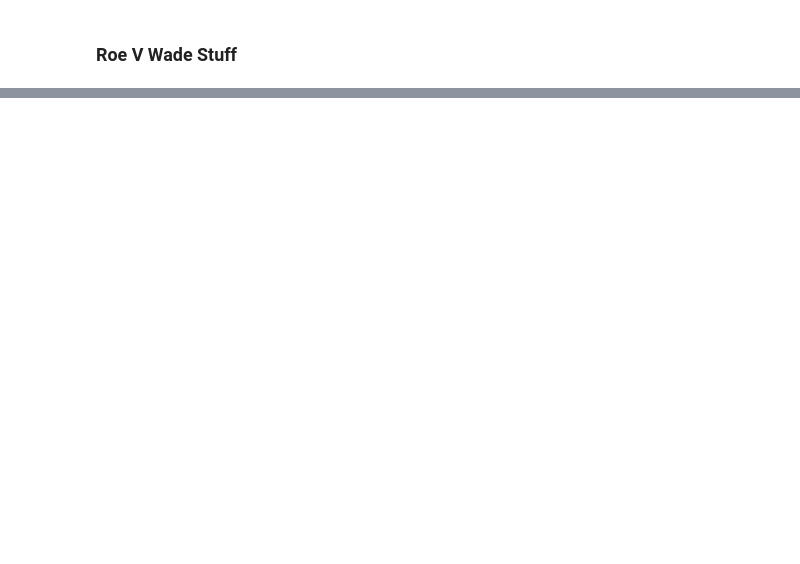
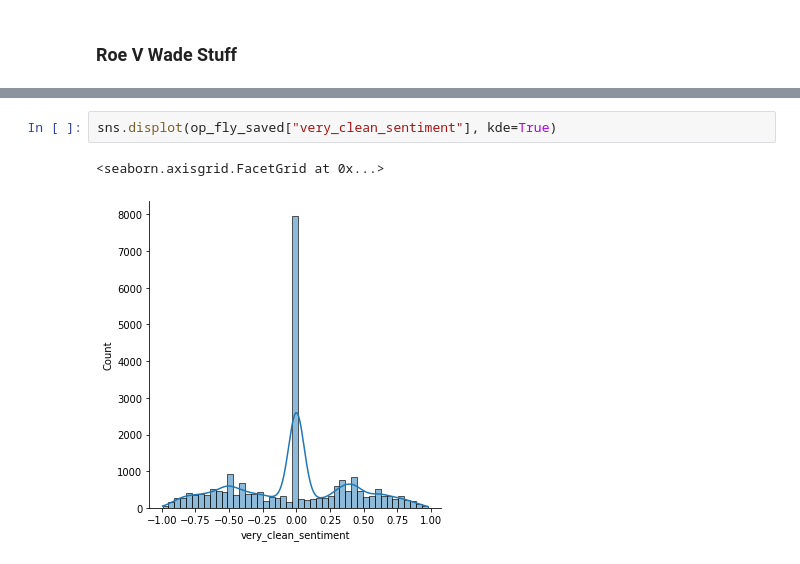
Before and after one commit to THE-COB/BabyFormula, a Jupyter notebook: rohan_notebook.ipynb, the cells around one changed output, grey strips where cells are left out. Saved outputs shown, nothing was run; the diff lists cells and outputs as text; blank space fills up the shorter version.

```diff
--- a/rohan_notebook.ipynb
+++ b/rohan_notebook.ipynb
@@ -197,0 +246,5 @@ abortion_tweets["text"].apply(lambda x: display(x))
+# %%
+sns.displot(op_fly_saved["very_clean_sentiment"], kde=True)
+# %% [output]
+<seaborn.axisgrid.FacetGrid at 0x...>
+[figure, added]
```
Also changed, not shown: parts of 22 cells of this notebook, 1 other file.
